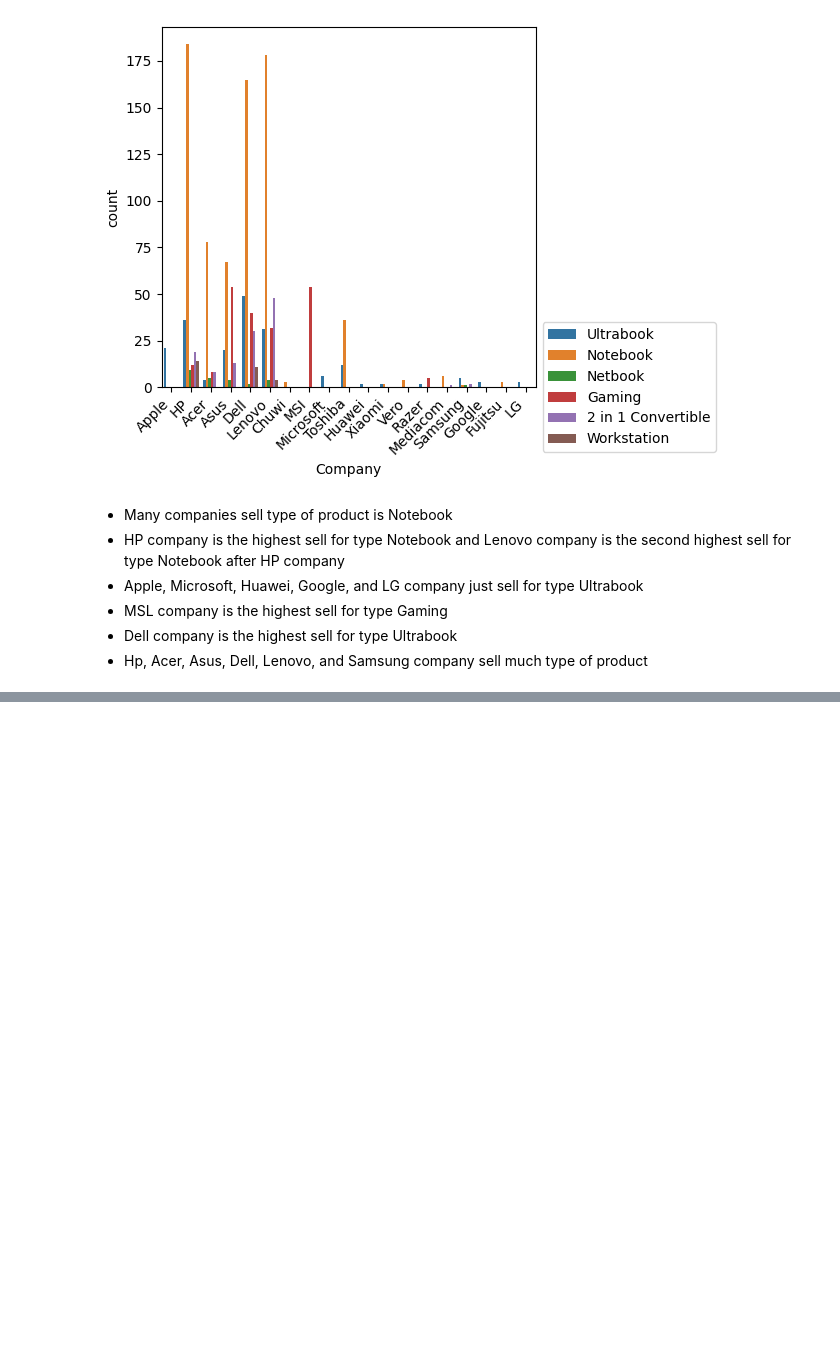
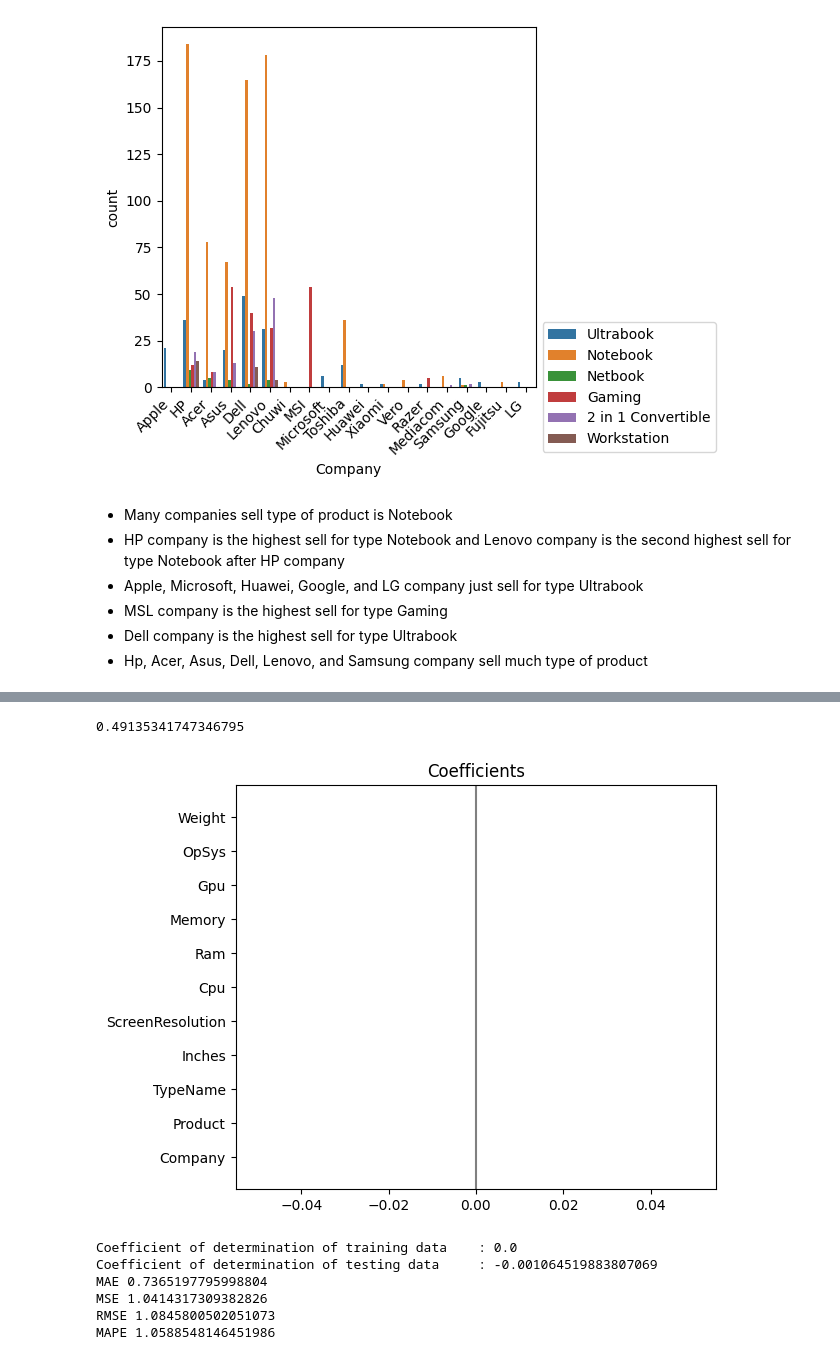
Before and after one commit to dhonihanif/Lapto_price_predictions, a Jupyter notebook: laptop.ipynb, the cells around one changed output, grey strips where cells are left out. Cells and saved outputs as stored; diff of their text form; code cells hidden in the pictures; blank space fills up the shorter version.

```diff
--- a/laptop.ipynb
+++ b/laptop.ipynb
@@ -466,0 +586,11 @@ plt.show()
+# %%
+ridge_params = {
+    "alpha": np.linspace(0.0001, 10, 1000),
+    "fit_intercept": [True, False],
+    "copy_X": [True, False],
+    "solver": ["auto", "svd", "cholesky", "lsqr", "sparse_cg", "sag", "saga", "lbfgs"],
+    "positive": [True, False],
+    "random_state": [0, 42, 101]
+}
+search_ridge = RandomizedSearchCV(ridge, ridge_params, random_state=42)
+search_ridge.fit(X_train, y_train)
@@ -466,0 +632,29 @@ plt.show()
+# %%
+search_ridge.best_score_
+# %% [output]
+0.49135341747346795
+# %%
+lasso = Lasso().fit(X_train, y_train)
+# %%
+plt.barh(df.columns[:-1], lasso.coef_)
+plt.axvline(x=0, color=".5")
+plt.title("Coefficients")
+plt.tight_layout()
+plt.show()
+# %% [output]
+[figure, added]
+# %%
+y_pred = lasso.predict(X_test)
+print("Coefficient of determination of training data\t :", r2_score(y_train, lasso.predict(X_train)))
+print("Coefficient of determination of testing data\t :", r2_score(y_test, y_pred))
+print("MAE", mean_absolute_error(y_test, y_pred))
+print("MSE", mean_squared_error(y_test, y_pred))
+print("RMSE", mean_squared_error(y_test, y_pred) ** 2)
+print("MAPE", mean_absolute_percentage_error(y_test, y_pred))
+# %% [output]
+Coefficient of determination of training data    : 0.0
+Coefficient of determination of testing data     : -0.001064519883807069
+MAE 0.7365197795998804
+MSE 1.0414317309382826
+RMSE 1.0845800502051073
+MAPE 1.0588548146451986
```
Also changed, not shown: parts of 27 cells of this notebook.
